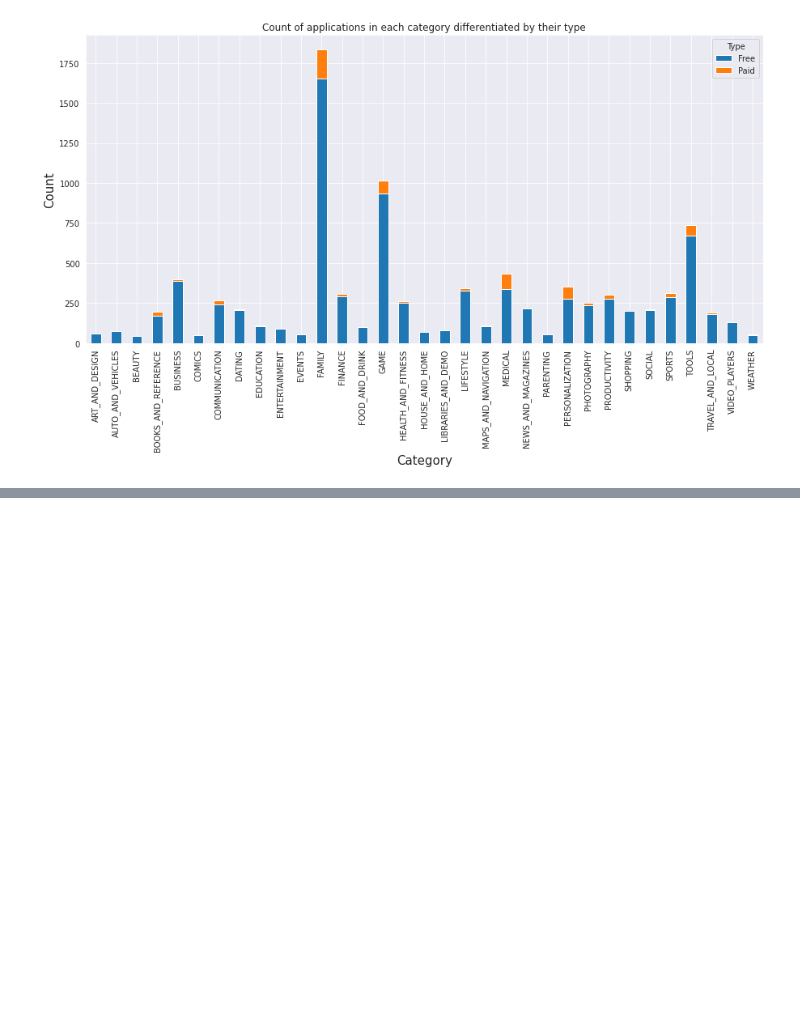
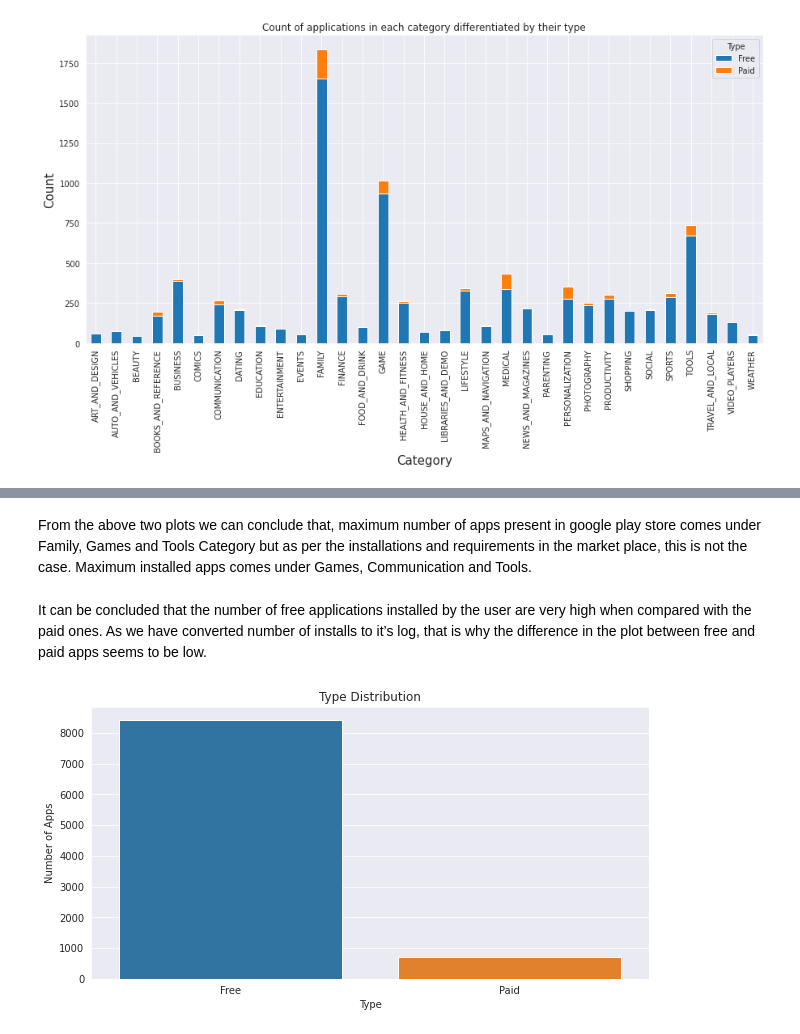
Before and after one commit to tushwagh/Playstore-Data-analysis, a Jupyter notebook: Play_Store_App_Review_Analysis_Capstone_Project.ipynb, the cells around one changed output, grey strips where cells are left out. Drawn from its saved outputs; the diff is of its cells as text; code cells hidden in the pictures; blank space fills up the shorter version.

```diff
--- a/Play_Store_App_Review_Analysis_Capstone_Project.ipynb
+++ b/Play_Store_App_Review_Analysis_Capstone_Project.ipynb
@@ -380,0 +401,4 @@ plt.show()
+# %% [markdown]
+From the above two plots we can conclude that, maximum number of apps present in google play store comes under Family, Games and Tools Category but as per the installations and requirements in the market place, this is not the case. Maximum installed apps comes under Games, Communication and Tools.
+# %% [markdown]
+It can be concluded that the number of free applications installed by the user are very high when compared with the paid ones. As we have converted number of installs to it’s log, that is why the difference in the plot between free and paid apps seems to be low.
@@ -380,0 +407,8 @@ plt.show()
+# %%
+plt.figure(figsize=(10, 5))
+sns.countplot(apps_data['Type'])
+plt.title('Type Distribution')
+plt.ylabel('Number of Apps')
+plt.show()
+# %% [output]
+[figure, added]
```
Also changed, not shown: parts of 7 cells of this notebook.
